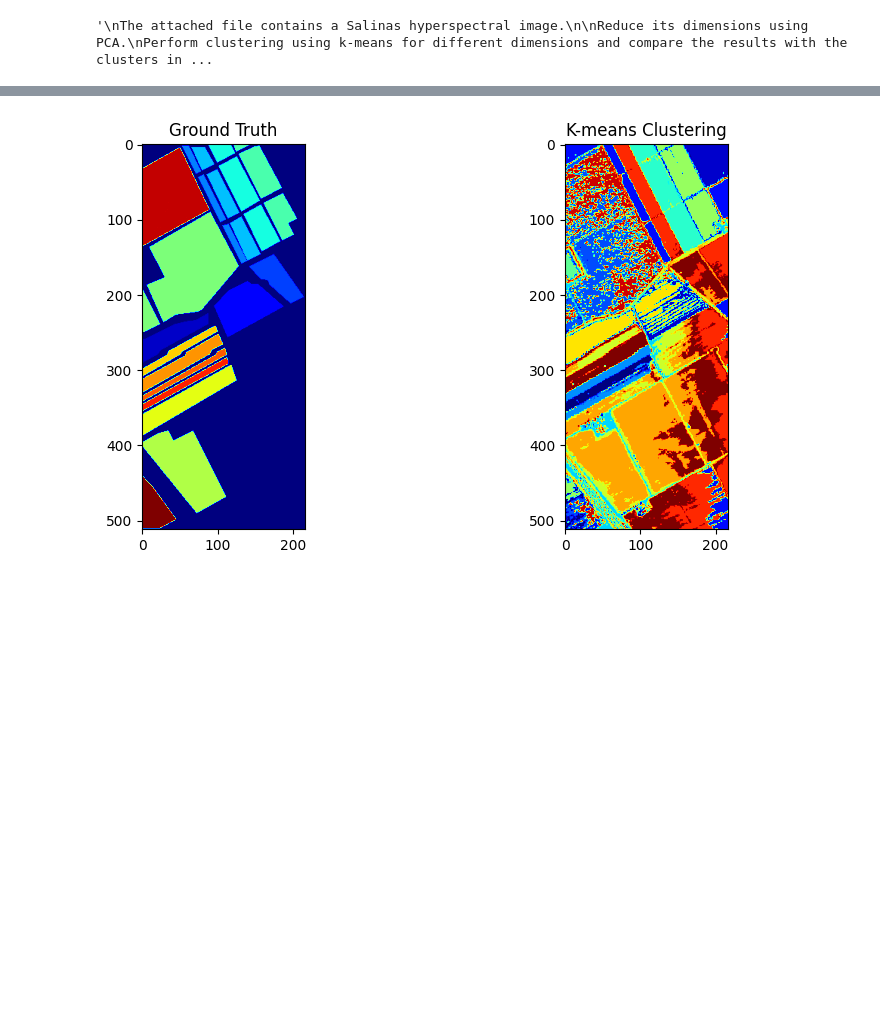
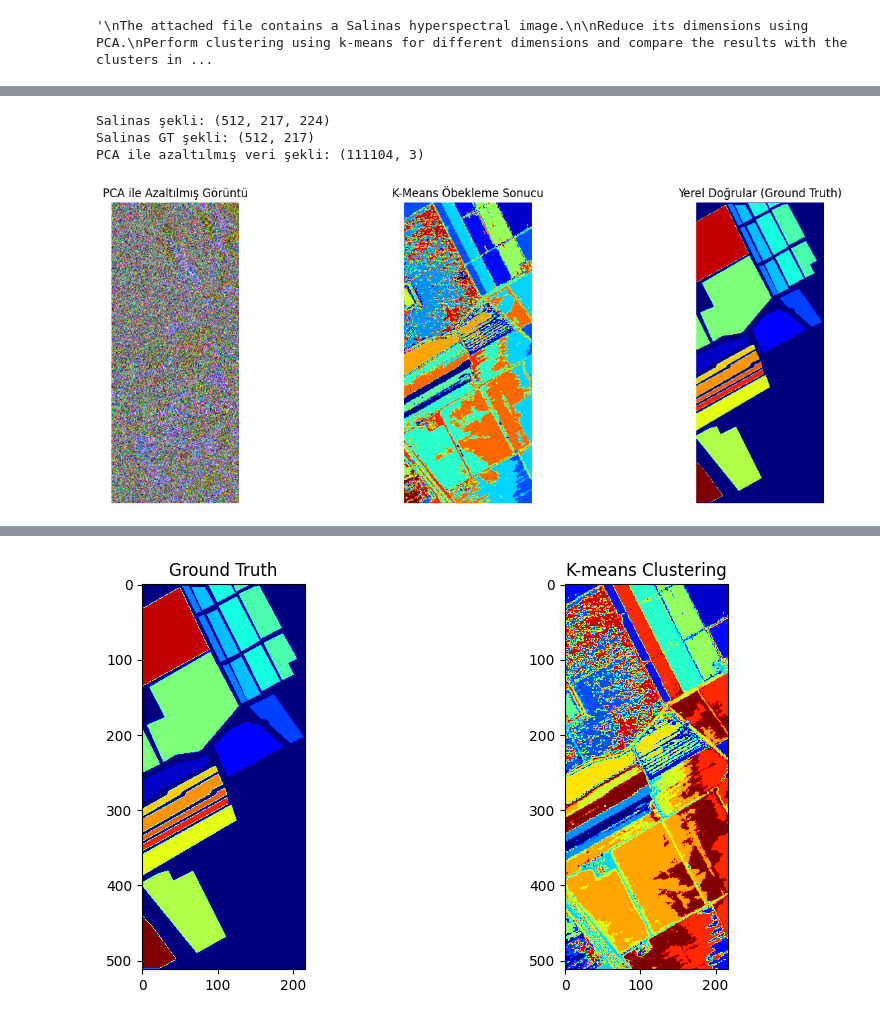
Before and after one commit to fouad1233/machine_learning_tutorials, a Jupyter notebook: 007_dimension_reduction/main.ipynb, the cells around one changed output, grey strips where cells are left out. Drawn from its saved outputs; the diff is of its cells as text; code cells hidden in the pictures; blank space fills up the shorter version.

```diff
--- a/007_dimension_reduction/main.ipynb
+++ b/007_dimension_reduction/main.ipynb
@@ -58,0 +61,60 @@ Clustering accuracy: 0.03
+# %%
+import numpy as np
+import matplotlib.pyplot as plt
+from sklearn.decomposition import PCA
+from sklearn.cluster import KMeans
+from sklearn.metrics import accuracy_score, adjusted_rand_score, confusion_matrix
+from sklearn.preprocessing import LabelEncoder
+from scipy.io import loadmat
+
+# Salinas ve Salinas GT dosyalarını yükle
+
+data = loadmat('salinas.mat')
+salinas = data['salinas']
+
+data_gt = loadmat('salinas_gt.mat')
+salinas_gt = data_gt['salinas_gt']
+
+# Veri boyutlarını kontrol et
+print("Salinas şekli:", salinas.shape)
+print("Salinas GT şekli:", salinas_gt.shape)
+# Hiperspektral görüntüyü 2D formata dönüştür
+rows, cols, bands = salinas.shape
+salinas_reshaped = salinas.reshape(rows * cols, bands)
+
+# PCA uygulayarak boyutları azalt
+pca = PCA(n_components=3)  # İlk 3 bileşeni koruyalım
+salinas_pca = pca.fit_transform(salinas_reshaped)
+
+# PCA sonucu veriyi eski formata döndür
+salinas_pca_image = salinas_pca.reshape(rows, cols, 3)
+print("PCA ile azaltılmış veri şekli:", salinas_pca.shape)
+# K-Means ile öbekleme
+num_clusters = len(np.unique(salinas_gt)) - 1  # GT'deki sınıf sayısını al
+kmeans = KMeans(n_clusters=num_clusters, random_state=42)
+kmeans_labels = kmeans.fit_predict(salinas_pca)
+
+# Öbek sonuçlarını görüntü formatına döndür
+kmeans_image = kmeans_labels.reshape(rows, cols)
+# Sonuçları görselleştir
+fig, axes = plt.subplots(1, 3, figsize=(15, 5))
+
+axes[0].imshow(salinas_pca_image.astype(np.uint8))
+axes[0].set_title("PCA ile Azaltılmış Görüntü")
+axes[0].axis('off')
+
+axes[1].imshow(kmeans_image, cmap='jet')
+axes[1].set_title("K-Means Öbekleme Sonucu")
+axes[1].axis('off')
+
+axes[2].imshow(salinas_gt, cmap='jet')
+axes[2].set_title("Yerel Doğrular (Ground Truth)")
+axes[2].axis('off')
+
+plt.tight_layout()
+plt.show()
+# %% [output]
+Salinas şekli: (512, 217, 224)
+Salinas GT şekli: (512, 217)
+PCA ile azaltılmış veri şekli: (111104, 3)
+[figure, added]
```
Also changed, not shown: parts of 4 cells of this notebook, 1 other file.
